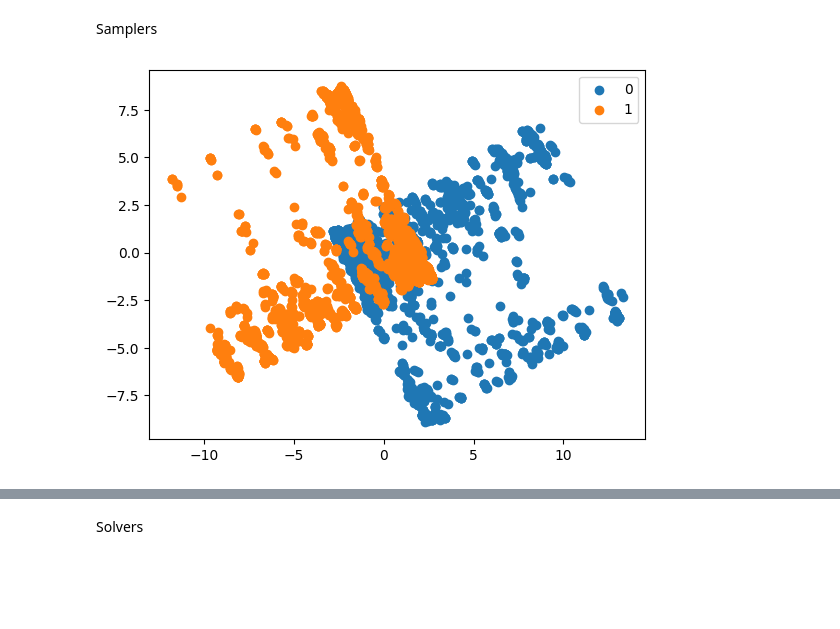
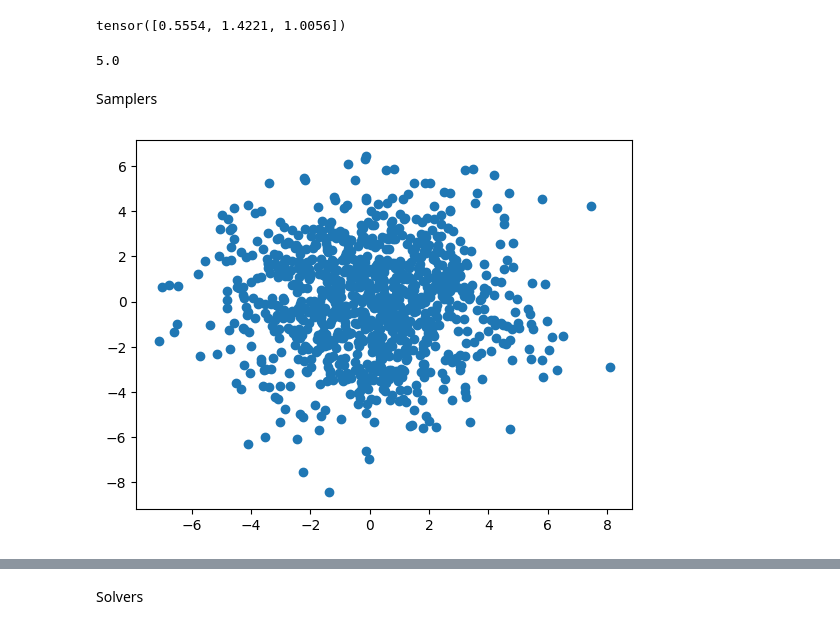
Before and after one commit to yy214/cluster-for-opt, a Jupyter notebook: clustering_for_opt.ipynb, the cells around one changed output, grey strips where cells are left out. Cells and saved outputs as stored; diff of their text form; code cells hidden in the pictures; blank space fills up the shorter version.

```diff
--- a/clustering_for_opt.ipynb
+++ b/clustering_for_opt.ipynb
@@ -13,8 +13,10 @@ if torch.cuda.is_available():
     torch.cuda.manual_seed_all(SEED)
 # %%
 from configs import configs
+from dataset_import import load_dataset
+from simple_model import SimpleModel
 
-config = configs["well_split"]
+config = configs["simple_reg"]
 
 n_epoch = config.n_epoch
 time_lim = config.time_lim
@@ -31,7 +33,7 @@ optimizer_class = config.optimizer_class
 criterion = config.criterion
 processing = config.processing
 
-dataset =
+dataset = load_dataset(config.dataset_name)
 clustered_data, full_labels = dataset.tensors
 labeled_data = processing(dataset)
 N, DIM = clustered_data.shape
@@ -48 +40,5 @@ def read_csv_reg(filename, sep=";"):
+# %%
+dataset[2:5][1] % 2
+# %% [output]
+tensor([0.5554, 1.4221, 1.0056])
 # %%
@@ -50,3 +46,9 @@ from cluster_tools import kmeans_elbow_aux, ClusterSampler, logistic_label_01_pr
+# %%
+import numpy as np
+
+np.ceil(4.2)
+# %% [output]
+5.0
 # %% [markdown]
 Samplers
 # %%
@@ -55,12 +58,16 @@ from utils import dimension_reduction
 
 compressed_data = dimension_reduction(clustered_data, alg="pca")
 # %%
-compressed_labeled = dimension_reduction(labeled_data, alg="pca")
-mask_0 = (full_labels == 0)
-mask_1 = (full_labels == 1)
-plt.scatter(compressed_data[mask_0,0], compressed_data[mask_0,1], label="0")
-plt.scatter(compressed_data[mask_1,0], compressed_data[mask_1,1], label="1")
-plt.legend()
-plt.show()
+if criterion != least_squares_crit:
+    compressed_labeled = dimension_reduction(labeled_data, alg="pca")
+    mask_0 = (full_labels == -1)
+    mask_1 = (full_labels == 1)
+    plt.scatter(compressed_data[mask_0,0], compressed_data[mask_0,1], label="-1")
+    plt.scatter(compressed_data[mask_1,0], compressed_data[mask_1,1], label="1")
+    plt.legend()
+    plt.show()
+else:
+    plt.scatter(compressed_data[:,0], compressed_data[:,1])
+    plt.show()
 # %% [output]
-[figure, old version]
+[figure, new version]
```
Also changed, not shown: parts of 56 cells of this notebook, 7 other files.
